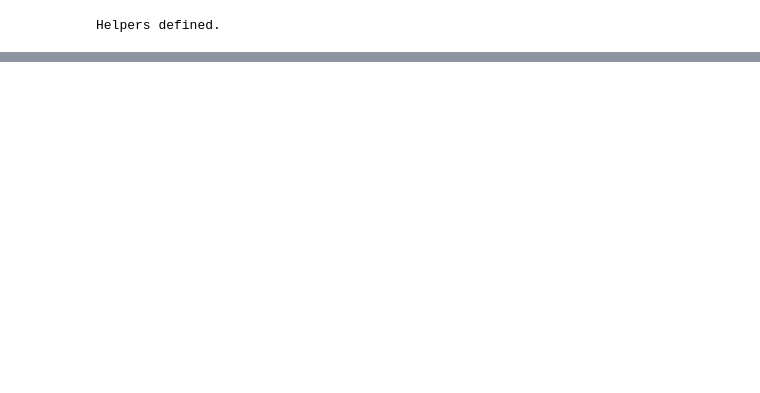
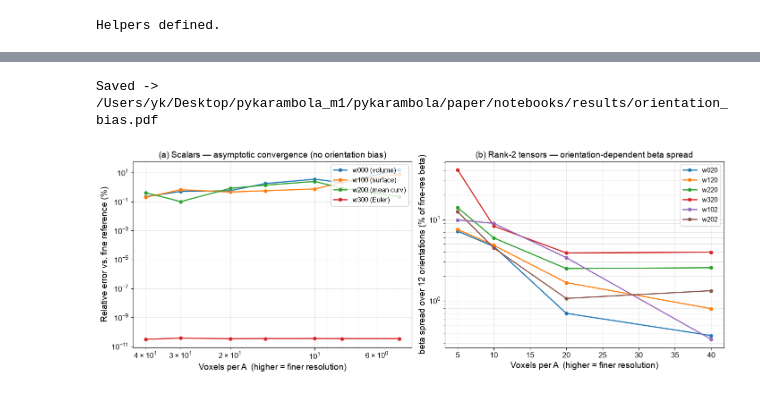
Before and after one commit to Ishihara-SynthMorph/pykarambola, a Jupyter notebook: paper/notebooks/orientation_bias.ipynb, the cells around one changed output, grey strips where cells are left out. Cells and saved outputs as stored; diff of their text form; code cells hidden in the pictures; blank space fills up the shorter version.

```diff
--- a/paper/notebooks/orientation_bias.ipynb
+++ b/paper/notebooks/orientation_bias.ipynb
@@ -219,0 +461,46 @@ Saved → /Users/yk/Desktop/pykarambola_m1/pykarambola/paper/notebooks/results/o
+# %%
+# ── Figure: scalars converge; tensors carry orientation-dependent spread ──────
+# Left panel:  relative error of each scalar at angle=0 vs. resolution
+#              -> errors decrease monotonically, no orientation dependence
+# Right panel: tensor beta orientation spread (max-min over 12 angles,
+#              % of fine-resolution beta) vs. resolution
+fig3, (ax_s, ax_t) = plt.subplots(1, 2, figsize=(14, 5), constrained_layout=True)
+
+# Panel A — scalar convergence
+SC_LABELS = {'w000': 'w000 (volume)', 'w100': 'w100 (surface)',
+             'w200': 'w200 (mean curv)', 'w300': 'w300 (Euler)'}
+SC_COLORS = ['#1f77b4', '#ff7f0e', '#2ca02c', '#d62728']
+for sc, col in zip(('w000','w100','w200','w300'), SC_COLORS):
+    ax_s.loglog(DF_CONV['vox_per_A'], DF_CONV[f'{sc}_err'],
+                'o-', ms=5, lw=1.8, color=col, label=SC_LABELS[sc])
+ax_s.set_xlabel('Voxels per A  (higher = finer resolution)')
+ax_s.set_ylabel('Relative error vs. fine reference (%)')
+ax_s.set_title('(a) Scalars — asymptotic convergence (no orientation bias)')
+ax_s.legend(fontsize=BASE_FONT-5, loc='upper right')
+ax_s.grid(True, which='both', alpha=0.3)
+ax_s.invert_xaxis()
+
+# Panel B — tensor beta orientation spread
+for name, col in zip(RANK2, TENSOR_COLORS):
+    ref     = FINE_BETA[name]
+    spreads = []
+    vpas    = []
+    for vox in VOXEL_SIZES:
+        sub = DF[DF['voxel_size'] == vox]
+        bv  = sub[f'{name}_beta']
+        spreads.append(100*(bv.max() - bv.min()) / ref)
+        vpas.append(int(A / vox))
+    ax_t.semilogy(vpas, spreads, 'o-', ms=5, lw=1.8, color=col, label=name)
+ax_t.set_xlabel('Voxels per A  (higher = finer resolution)')
+ax_t.set_ylabel('beta spread over 12 orientations (% of fine-res beta)')
+ax_t.set_title('(b) Rank-2 tensors — orientation-dependent beta spread')
+ax_t.legend(fontsize=BASE_FONT-5, loc='upper right')
+ax_t.grid(True, which='both', alpha=0.3)
+
+save_path = os.path.join(RESULTS_DIR, 'orientation_bias.pdf')
+plt.savefig(save_path, dpi=150, bbox_inches='tight')
+print(f'Saved -> {save_path}')
+plt.show()
+# %% [output]
+Saved -> /Users/yk/Desktop/pykarambola_m1/pykarambola/paper/notebooks/results/orientation_bias.pdf
+[figure, added]
```
Also changed, not shown: parts of 11 cells of this notebook, 3 other files.
